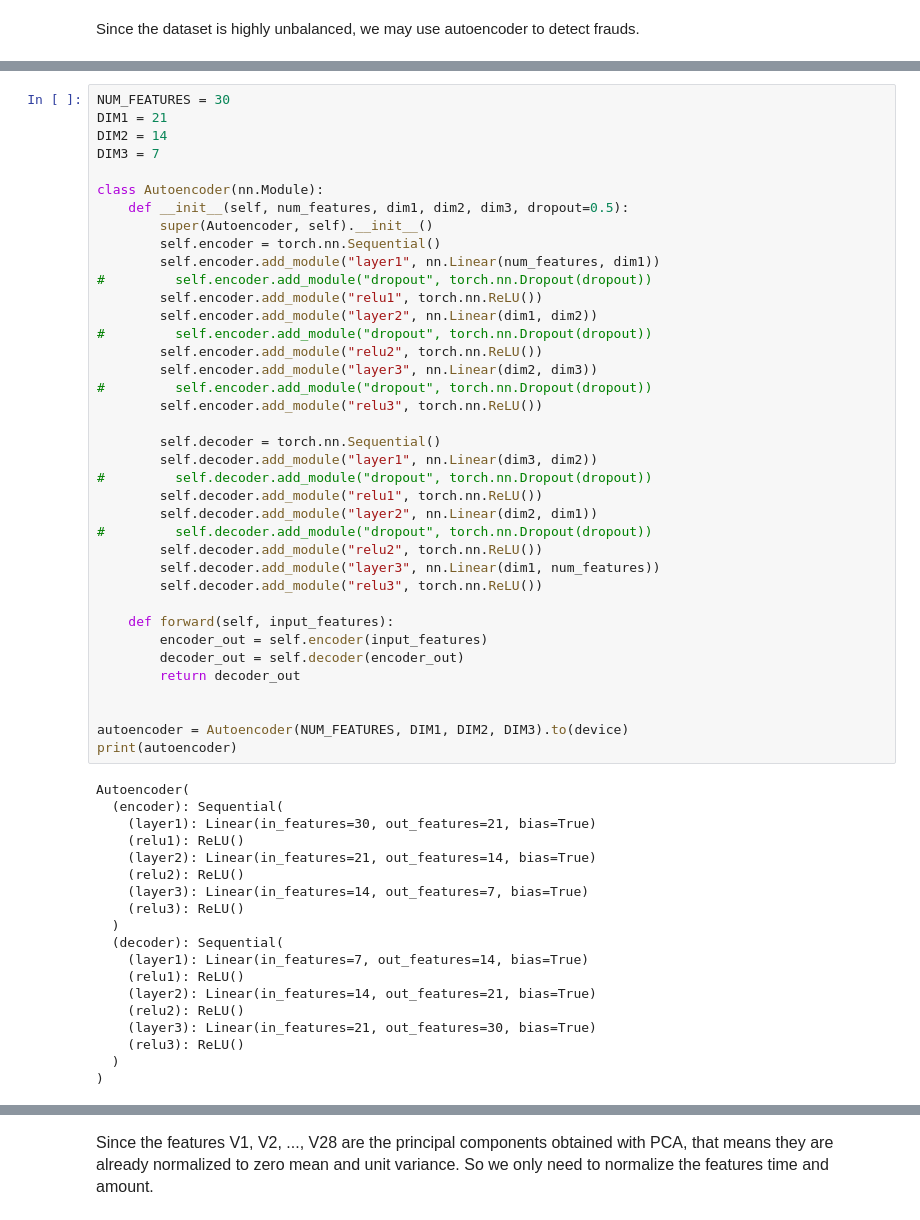
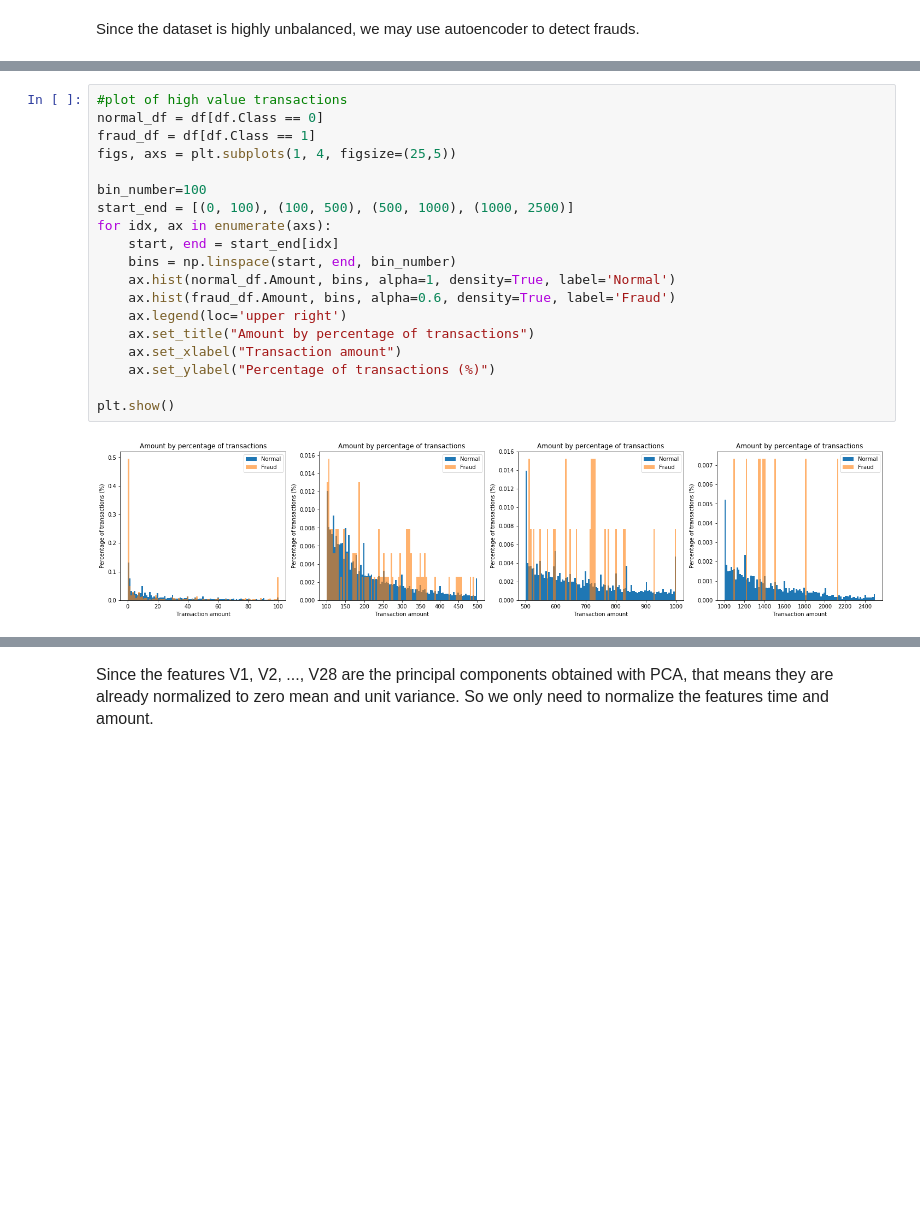
Before and after one commit to yungau/Credit-Card-Fraud-Detection, a Jupyter notebook: credit_card_fraud_detection.ipynb, the cells around one changed output, grey strips where cells are left out. Drawn from its saved outputs; the diff is of its cells as text; blank space fills up the shorter version.

```diff
--- a/credit_card_fraud_detection.ipynb
+++ b/credit_card_fraud_detection.ipynb
@@ -108,57 +100,21 @@ Since the dataset is highly unbalanced, we may use autoencoder to detect frauds.
-# %%
-NUM_FEATURES = 30
-DIM1 = 21
-DIM2 = 14
-DIM3 = 7
-
-class Autoencoder(nn.Module):
-    def __init__(self, num_features, dim1, dim2, dim3, dropout=0.5):
-        super(Autoencoder, self).__init__()
-        self.encoder = torch.nn.Sequential()
-        self.encoder.add_module("layer1", nn.Linear(num_features, dim1))
-#         self.encoder.add_module("dropout", torch.nn.Dropout(dropout))
-        self.encoder.add_module("relu1", torch.nn.ReLU())
-        self.encoder.add_module("layer2", nn.Linear(dim1, dim2))
-#         self.encoder.add_module("dropout", torch.nn.Dropout(dropout))
-        self.encoder.add_module("relu2", torch.nn.ReLU())
-        self.encoder.add_module("layer3", nn.Linear(dim2, dim3))
-#         self.encoder.add_module("dropout", torch.nn.Dropout(dropout))
-        self.encoder.add_module("relu3", torch.nn.ReLU())
-
-        self.decoder = torch.nn.Sequential()
-        self.decoder.add_module("layer1", nn.Linear(dim3, dim2))
-#         self.decoder.add_module("dropout", torch.nn.Dropout(dropout))
-        self.decoder.add_module("relu1", torch.nn.ReLU())
-        self.decoder.add_module("layer2", nn.Linear(dim2, dim1))
-#         self.decoder.add_module("dropout", torch.nn.Dropout(dropout))
-        self.decoder.add_module("relu2", torch.nn.ReLU())
-        self.decoder.add_module("layer3", nn.Linear(dim1, num_features))
-        self.decoder.add_module("relu3", torch.nn.ReLU())
-
-    def forward(self, input_features):
-        encoder_out = self.encoder(input_features)
-        decoder_out = self.decoder(encoder_out)
-        return decoder_out
-
-
-autoencoder = Autoencoder(NUM_FEATURES, DIM1, DIM2, DIM3).to(device)
-print(autoencoder)
-# %% [output]
-Autoencoder(
-  (encoder): Sequential(
-    (layer1): Linear(in_features=30, out_features=21, bias=True)
-    (relu1): ReLU()
-    (layer2): Linear(in_features=21, out_features=14, bias=True)
-    (relu2): ReLU()
-    (layer3): Linear(in_features=14, out_features=7, bias=True)
-    (relu3): ReLU()
-  )
-  (decoder): Sequential(
-    (layer1): Linear(in_features=7, out_features=14, bias=True)
-    (relu1): ReLU()
-    (layer2): Linear(in_features=14, out_features=21, bias=True)
-    (relu2): ReLU()
-    (layer3): Linear(in_features=21, out_features=30, bias=True)
-    (relu3): ReLU()
-  )
-)
+# %%
+#plot of high value transactions
+normal_df = df[df.Class == 0]
+fraud_df = df[df.Class == 1]
+figs, axs = plt.subplots(1, 4, figsize=(25,5))
+
+bin_number=100
+start_end = [(0, 100), (100, 500), (500, 1000), (1000, 2500)]
+for idx, ax in enumerate(axs):
+    start, end = start_end[idx]
+    bins = np.linspace(start, end, bin_number)
+    ax.hist(normal_df.Amount, bins, alpha=1, density=True, label='Normal')
+    ax.hist(fraud_df.Amount, bins, alpha=0.6, density=True, label='Fraud')
+    ax.legend(loc='upper right')
+    ax.set_title("Amount by percentage of transactions")
+    ax.set_xlabel("Transaction amount")
+    ax.set_ylabel("Percentage of transactions (%)")
+
+plt.show()
+# %% [output]
+[figure, added]
```
Also changed, not shown: parts of 22 cells of this notebook.
